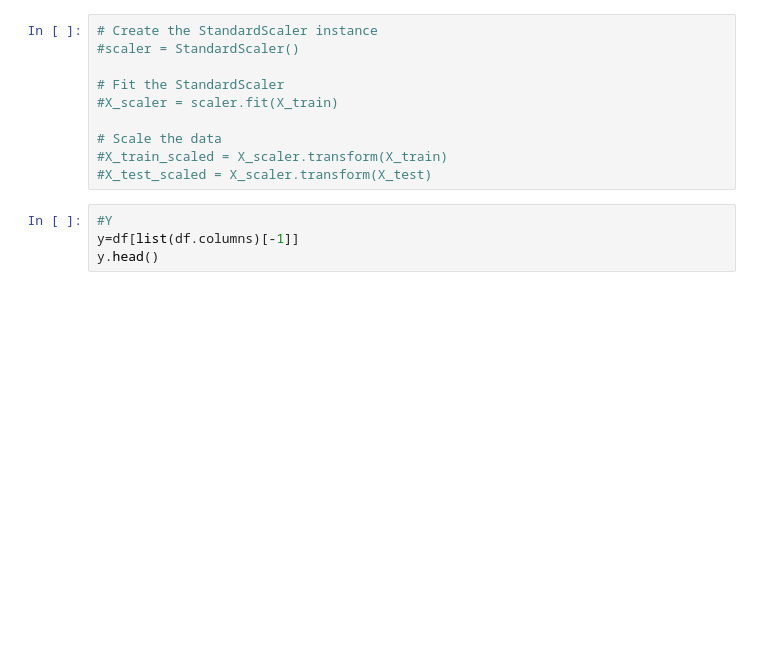
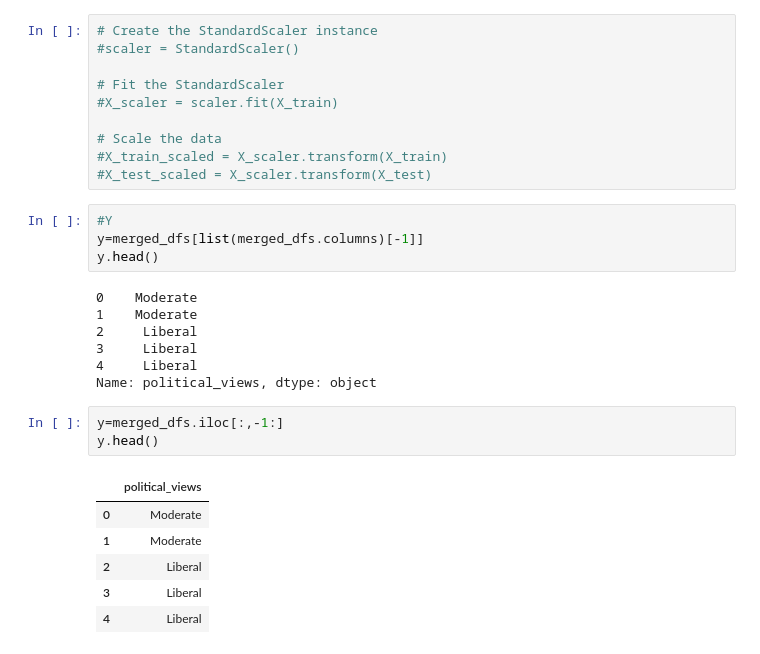
Before and after one commit to mandymccabe/Final_Project, a Jupyter notebook: FinalProjectMachineLearning.ipynb, the cells around one changed output. Cells and saved outputs as stored; diff of their text form; blank space fills up the shorter version.

```diff
--- a/FinalProjectMachineLearning.ipynb
+++ b/FinalProjectMachineLearning.ipynb
@@ -111,5 +122,22 @@ X.head()
 #X_test_scaled = X_scaler.transform(X_test)
 # %%
 #Y
-y=df[list(df.columns)[-1]]
+y=merged_dfs[list(merged_dfs.columns)[-1]]
 y.head()
+# %% [output]
+0    Moderate
+1    Moderate
+2     Liberal
+3     Liberal
+4     Liberal
+Name: political_views, dtype: object
+# %%
+y=merged_dfs.iloc[:,-1:]
+y.head()
+# %% [output]
+|  | political_views |
+| 0 | Moderate |
+| 1 | Moderate |
+| 2 | Liberal |
+| 3 | Liberal |
+| 4 | Liberal |
```
Also changed, not shown: parts of 9 cells of this notebook.
